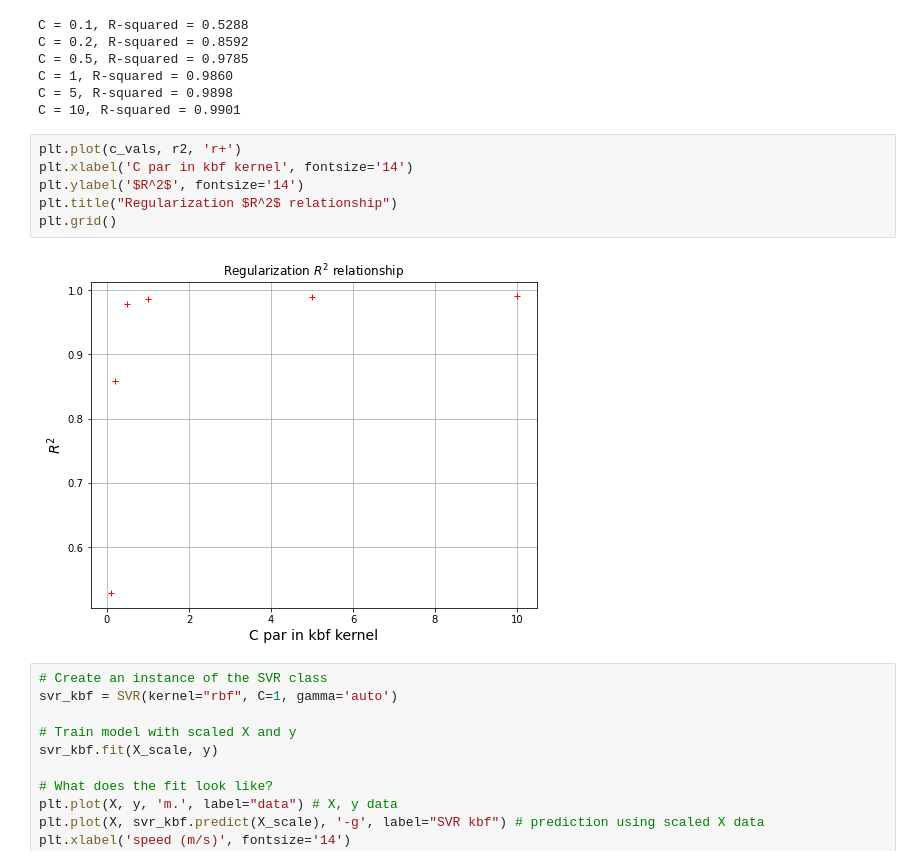
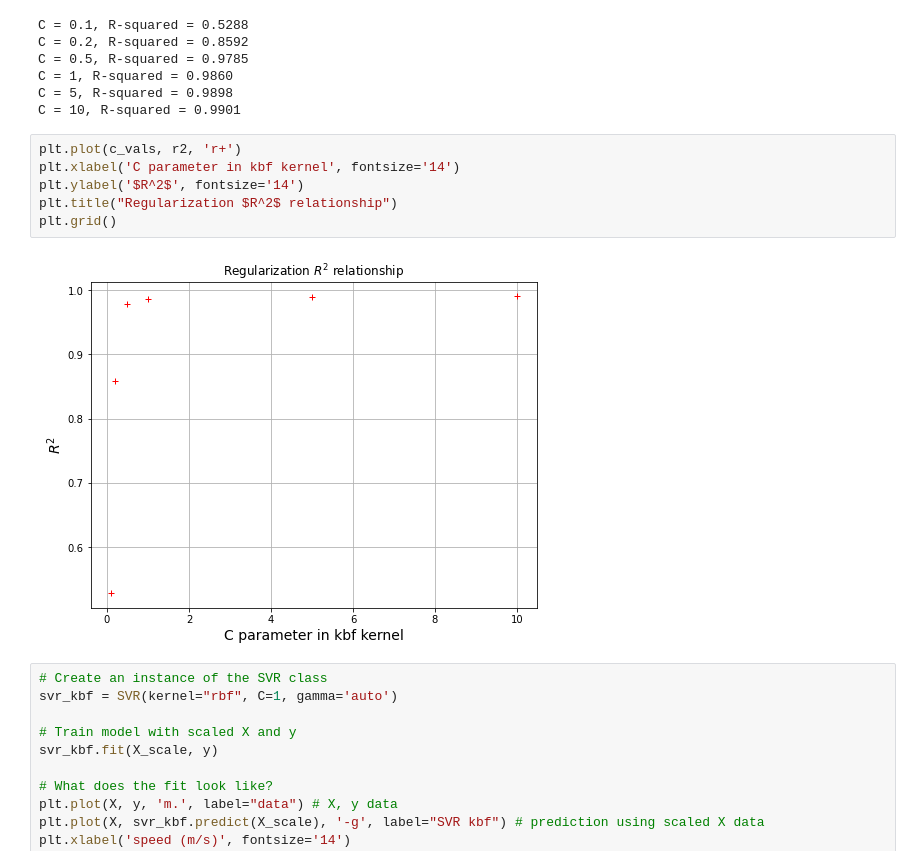
Before and after one commit to elizabethdaly/project-machine-learning, a Jupyter notebook: project-machine-learning.ipynb, the cells around one changed output. Saved outputs shown, nothing was run; the diff lists cells and outputs as text.

```diff
--- a/project-machine-learning.ipynb
+++ b/project-machine-learning.ipynb
@@ -449,12 +450,12 @@ C = 5, R-squared = 0.9898
 C = 10, R-squared = 0.9901
 # %%
 plt.plot(c_vals, r2, 'r+')
-plt.xlabel('C par in kbf kernel', fontsize='14')
+plt.xlabel('C parameter in kbf kernel', fontsize='14')
 plt.ylabel('$R^2$', fontsize='14')
 plt.title("Regularization $R^2$ relationship")
 plt.grid()
 # %% [output]
-[figure, old version]
+[figure, new version]
 # %%
 # Create an instance of the SVR class
 svr_kbf = SVR(kernel="rbf", C=1, gamma='auto')
```
Also changed, not shown: parts of 22 cells of this notebook.
